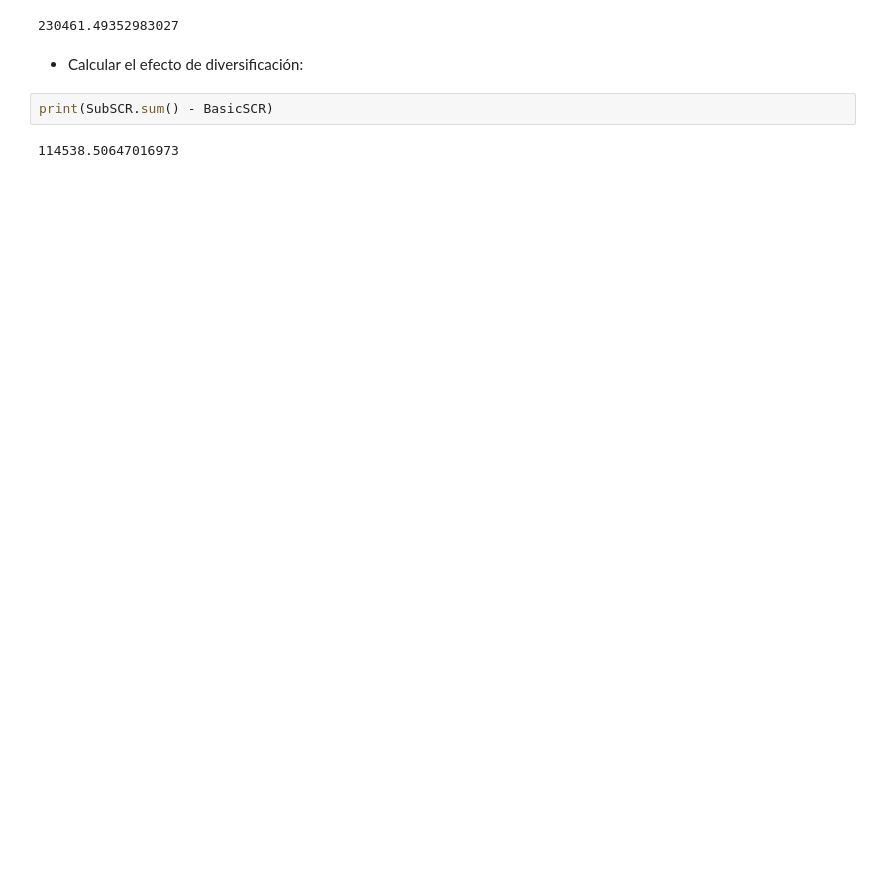
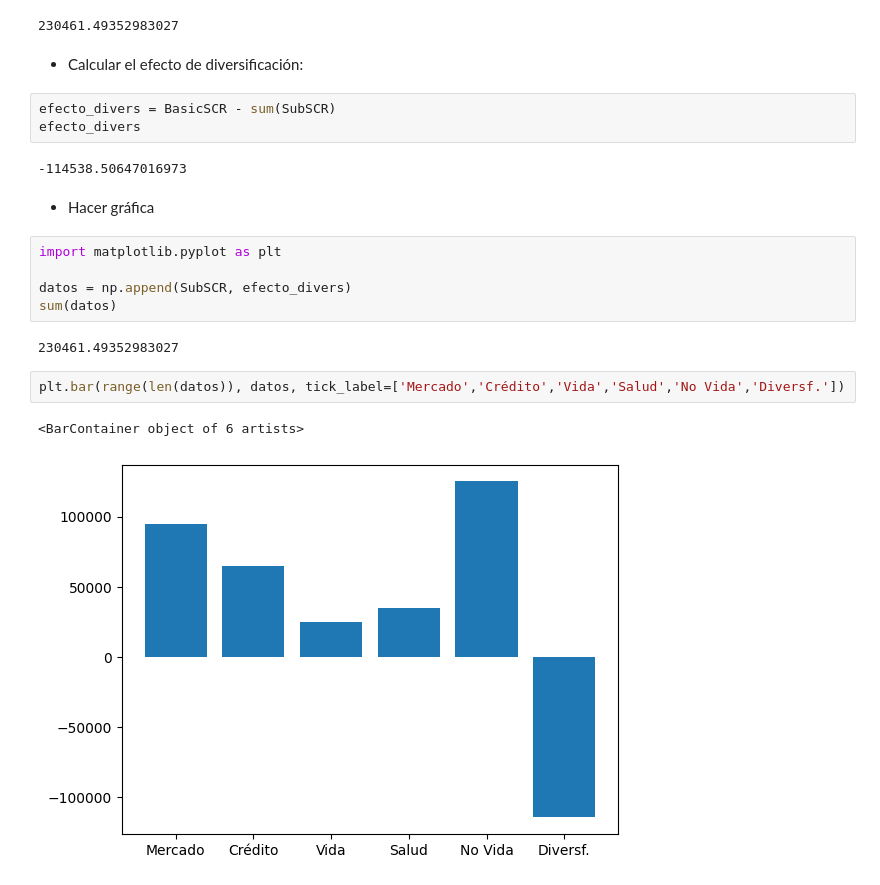
Before and after one commit to franciscogarate/utils_ucm, a Jupyter notebook: notebooks/Ejercicio_4_BSCR.ipynb, the cells around one changed output. Drawn from its saved outputs; the diff is of its cells as text; blank space fills up the shorter version.

```diff
--- a/notebooks/Ejercicio_4_BSCR.ipynb
+++ b/notebooks/Ejercicio_4_BSCR.ipynb
@@ -39,7 +37,22 @@ print(BasicSCR)
 230461.49352983027
 # %% [markdown]
 *  Calcular el efecto de diversificación:
-# %%
-print(SubSCR.sum() - BasicSCR)
-# %% [output]
-114538.50647016973
+# %%
+efecto_divers = BasicSCR - sum(SubSCR)
+efecto_divers
+# %% [output]
+-114538.50647016973
+# %% [markdown]
+* Hacer gráfica
+# %%
+import matplotlib.pyplot as plt
+
+datos = np.append(SubSCR, efecto_divers)
+sum(datos)
+# %% [output]
+230461.49352983027
+# %%
+plt.bar(range(len(datos)), datos, tick_label=['Mercado','Crédito','Vida','Salud','No Vida','Diversf.'])
+# %% [output]
+<BarContainer object of 6 artists>
+[figure, added]
```
Also changed, not shown: parts of 4 cells of this notebook, 3 other files.
